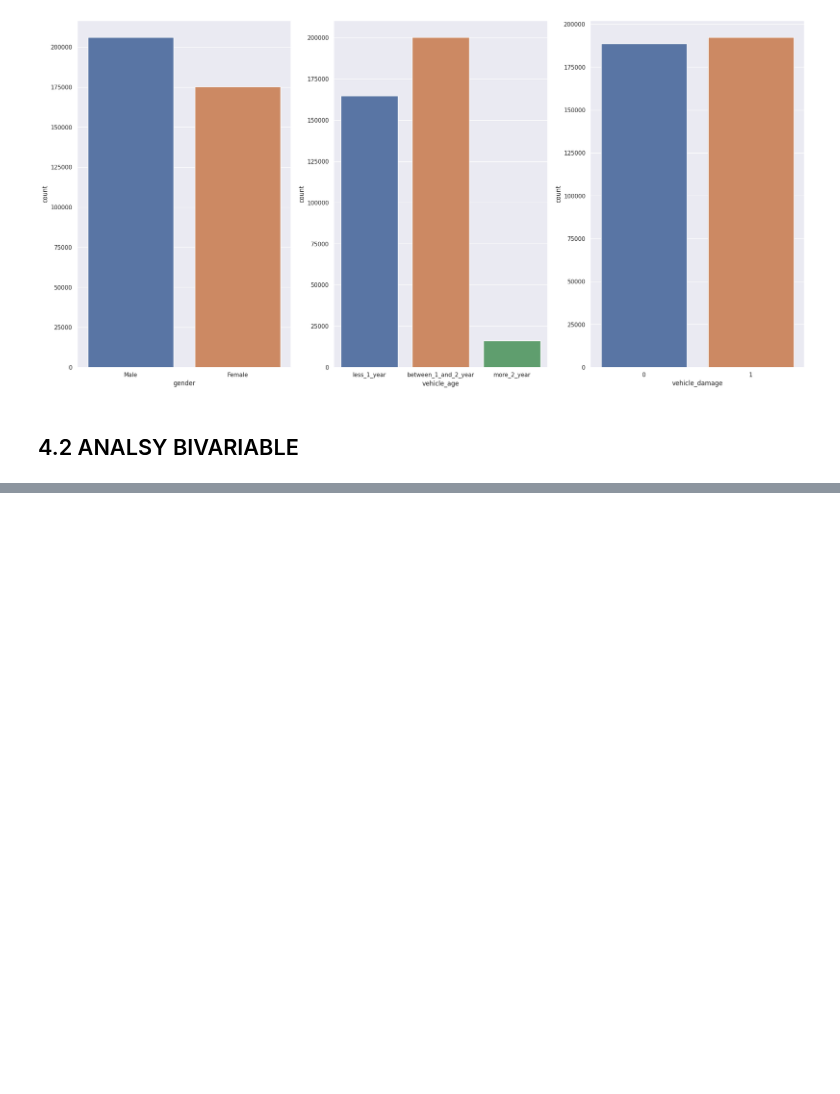
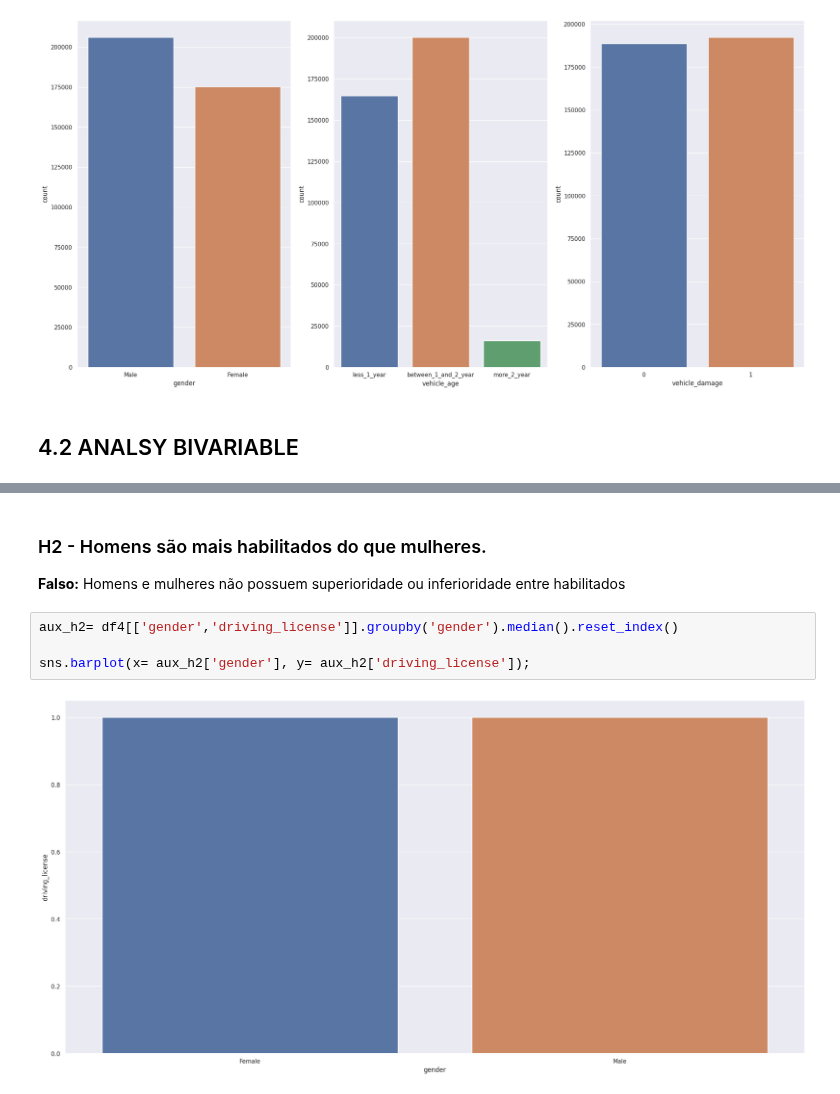
Before and after one commit to guiaraujofreitas/Insurance-Health-Cross-Sell, a Jupyter notebook: Step_4_Project_Health_Insurance_Cross_Sell.ipynb, the cells around one changed output, grey strips where cells are left out. Cells and saved outputs as stored; diff of their text form; blank space fills up the shorter version.

```diff
--- a/Step_4_Project_Health_Insurance_Cross_Sell.ipynb
+++ b/Step_4_Project_Health_Insurance_Cross_Sell.ipynb
@@ -362,0 +370,10 @@ sns.countplot(x = 'vehicle_damage', data=df4);
+# %% [markdown]
+### H2 - Homens são mais habilitados do que mulheres.
+
+**Falso:**  Homens e mulheres não possuem superioridade ou inferioridade entre habilitados
+# %%
+aux_h2= df4[['gender','driving_license']].groupby('gender').median().reset_index()
+
+sns.barplot(x= aux_h2['gender'], y= aux_h2['driving_license']);
+# %% [output]
+[figure, added]
```
Also changed, not shown: parts of 25 cells of this notebook.
